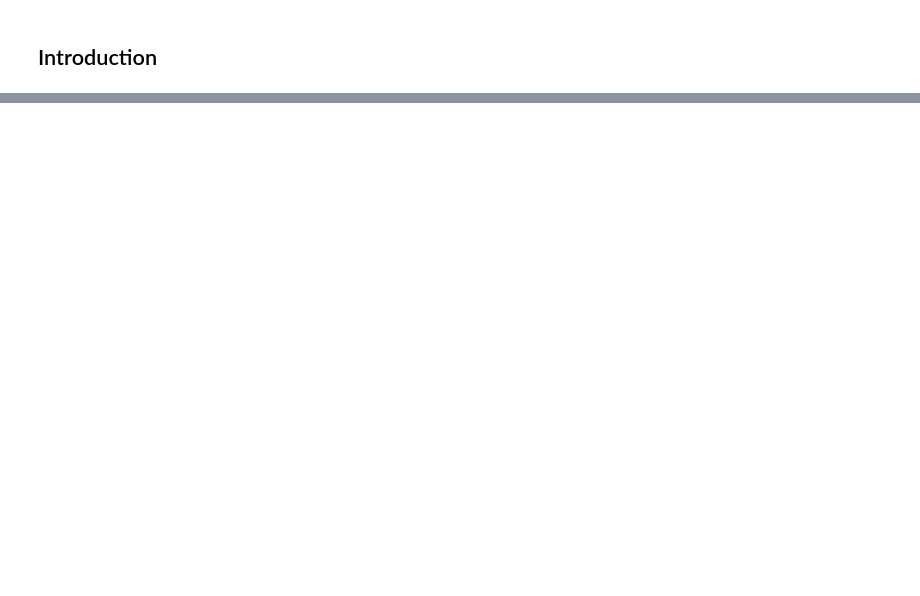
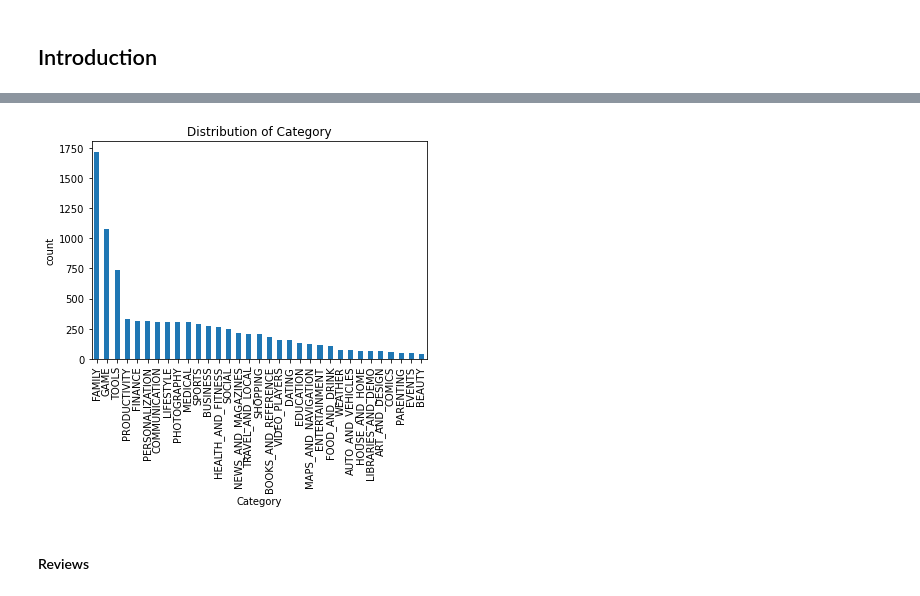
Before and after one commit to XiongfengWang/1030project, a Jupyter notebook: src/project.ipynb, the cells around one changed output, grey strips where cells are left out. Saved outputs shown, nothing was run; the diff lists cells and outputs as text; code cells hidden in the pictures; blank space fills up the shorter version.

```diff
--- a/src/project.ipynb
+++ b/src/project.ipynb
@@ -71,5 +76,5 @@ import sklearn
 # %%
-df = pd.read_csv('data/googleplaystore.csv')
+df = pd.read_csv('/Users/xiongfengwang/git/data1030_student_f20/project/data/googleplaystore.csv')
 print(df.shape)
 df.head()
 # %% [output]
@@ -118,0 +127,4 @@ This is an interesting task because it allows us to predict the rating of an App
+# %%
+# drop completely duplicated rows
+df1 = df.drop_duplicates()
+df1.shape
@@ -118,0 +133,3 @@ This is an interesting task because it allows us to predict the rating of an App
+# %%
+# drop column with no target variable rating
+df1 = df1.dropna(subset = ['Rating'])
@@ -118,0 +139,3 @@ This is an interesting task because it allows us to predict the rating of an App
+# %%
+# reset index
+df1 = df1.reset_index(drop=True)
@@ -118,0 +190,9 @@ This is an interesting task because it allows us to predict the rating of an App
+# %%
+pd.value_counts(df1.Category).plot.bar(title = 'Distribution of Category')
+plt.xlabel('Category')
+plt.ylabel('count')
+plt.savefig('/Users/xiongfengwang/git/data1030_student_f20/project/figures/Distribution of Category.png')
+# %% [output]
+[figure, added]
+# %% [markdown]
+#### Reviews
```
Also changed, not shown: parts of 71 cells of this notebook, 18 other files.
